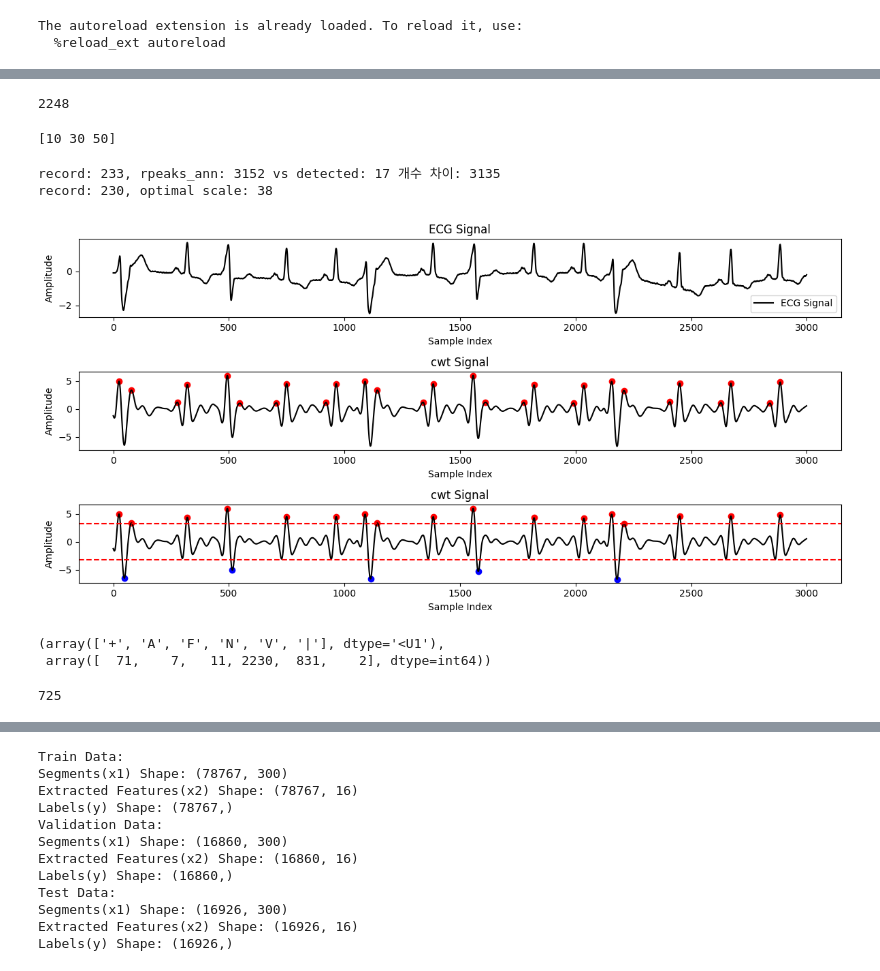
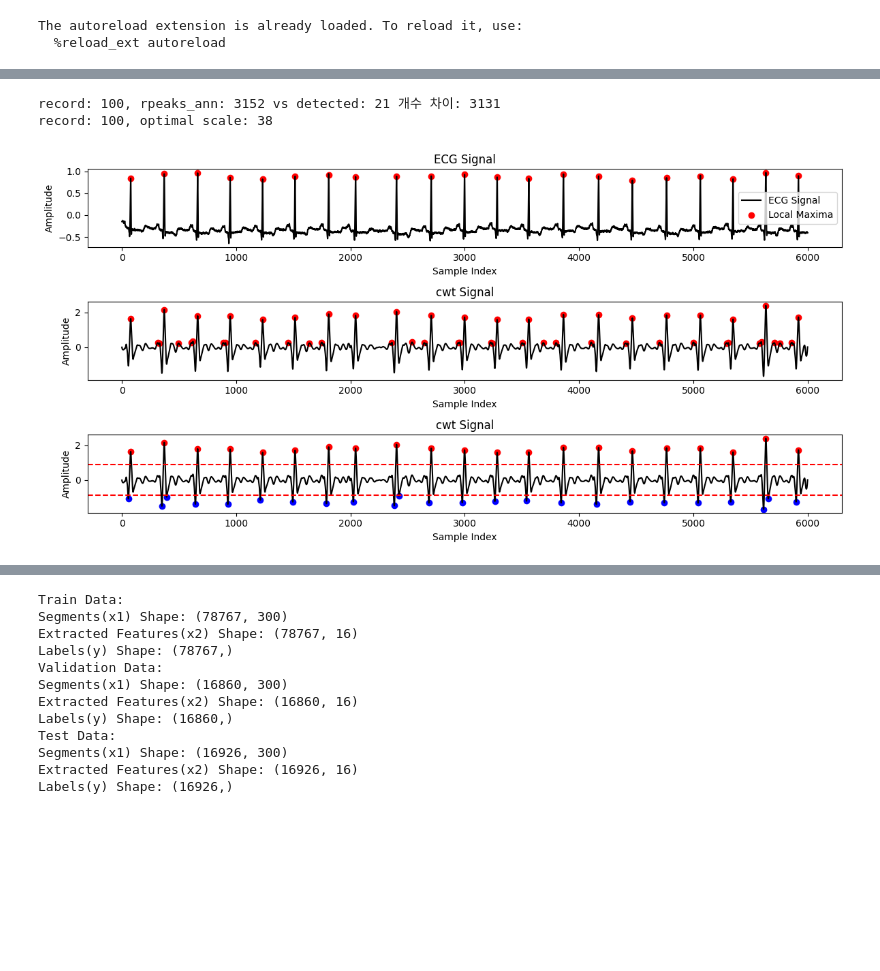
Before and after one commit to yunseo23/ecg-arrhythmia-detection, a Jupyter notebook: main.ipynb, the cells around one changed output, grey strips where cells are left out. Drawn from its saved outputs; the diff is of its cells as text; code cells hidden in the pictures; blank space fills up the shorter version.

```diff
--- a/main.ipynb
+++ b/main.ipynb
@@ -112,35 +112,11 @@ print("Labels(y) Shape:", y.shape)
-# %%
-annotations = load_ECG_annotations(record='233', dir=mitdb_dir, extension='atr')
-rpeaks_ann = annotations.sample
-symbols = np.array(annotations.symbol)
-
-exclude_values = ['V', '+','|']  # 제외할 값 리스트
-mask = ~np.isin(symbols, exclude_values)  # 제외 리스트에 없는 값만 True로
-filtered_rpeaks_ann = rpeaks_ann[mask]
-
-print(len(filtered_rpeaks_ann))  # 출력: [10 30 50]
-# %% [output]
-2248
-# %%
-# 예제 배열
-a = np.array([10, 20, 30, 40, 50, 400])
-b = np.array([1, 2, 3, 4, 5, 4])
-
-exclude_values = [2, 4]  # 제외할 값 리스트
-mask = ~np.isin(b, exclude_values)  # 제외 리스트에 없는 값만 True로
-filtered_rpeaks_ann = a[mask]
-
-print(filtered_rpeaks_ann)  # 출력: [10 30 50]
-# %% [output]
-[10 30 50]
 # %%
 # CWT scale 계수 grid search test
 from collections import Counter
 for record in mitdb:
-    if record == '233':
+    if record == '100':
         signals, _ = load_ECG_signal(record)
         signals = np.squeeze(signals)
-        signals = signals[:3000] # 앞 일부만 시각화
+        signals = signals[:6000] # 앞 일부만 시각화
 
         scales = range(1, 101)
         org_wavelet = pywt.DiscreteContinuousWavelet('db3')
@@ -240,45 +216,35 @@ plt.figure(figsize=(12, 6))
 # 원본 ECG 신호 플롯
 plt.subplot(3, 1, 1)
 plt.plot(sample_indices, signals, label="ECG Signal", color="black")
+plt.scatter(opt_wavelet['upper_thres_indices'], signals[opt_wavelet['upper_thres_indices']], color="red", label="Local Maxima", marker="o")  # ✅ 국부 최대값 표시
 plt.title("ECG Signal")
 plt.xlabel("Sample Index")
 plt.ylabel("Amplitude")
 plt.legend()
 
 plt.subplot(3, 1, 2)
 plt.plot(sample_indices, opt_wavelet['coeff'], label=f"cwt Signal(scale: {opt_wavelet['scale']})", color="black")
 plt.scatter(opt_wavelet['local_max_indices'], opt_wavelet['local_max_vals'], color="red", label="Local Maxima", marker="o")  # ✅ 국부 최대값 표시
 # plt.axhline(y=threshold, color='r', linestyle='--', label="Threshold")
 plt.title("cwt Signal")
 plt.xlabel("Sample Index")
 plt.ylabel("Amplitude")
 # plt.legend()
 
 plt.subplot(3, 1, 3)
 plt.plot(sample_indices, opt_wavelet['coeff'], label=f"cwt Signal(scale: {opt_wavelet['scale']})", color="black")
 plt.scatter(opt_wavelet['upper_thres_indices'], opt_wavelet['upper_thres_vals'], color="red", label="Local Maxima", marker="o")  # ✅ 국부 최대값 표시
 plt.scatter(opt_wavelet['minus_upper_thres_indices'], opt_wavelet['minus_upper_thres_vals'], color="blue", label="Local Maxima", marker="o")  # ✅ 국부 최대값 표시
 plt.axhline(y=opt_wavelet['threshold'], color='r', linestyle='--', label="Threshold")
 plt.axhline(y=-opt_wavelet['threshold'], color='r', linestyle='--', label="Threshold")
 plt.title("cwt Signal")
 plt.xlabel("Sample Index")
 plt.ylabel("Amplitude")
 # plt.legend()
 
 plt.tight_layout()
 plt.show()
 # %% [output]
-record: 233, rpeaks_ann: 3152 vs detected: 17 개수 차이: 3135
-record: 230, optimal scale: 38
+record: 100, rpeaks_ann: 3152 vs detected: 21 개수 차이: 3131
+record: 100, optimal scale: 38
-[figure, old version]
+[figure, new version]
-# %%
-annotations = load_ECG_annotations(record='233', dir=mitdb_dir, extension='atr')
-labels = annotations.symbol # segmentation 떄문에 마지막 index 제거
-np.unique(labels, return_counts=True)
-# %% [output]
-(array(['+', 'A', 'F', 'N', 'V', '|'], dtype='<U1'),
- array([  71,    7,   11, 2230,  831,    2], dtype=int64))
-# %%
-len(opt_wavelet['minus_upper_thres_vals'])
-# %% [output]
-725
```
Also changed, not shown: parts of 6 cells of this notebook, 1 other file.
